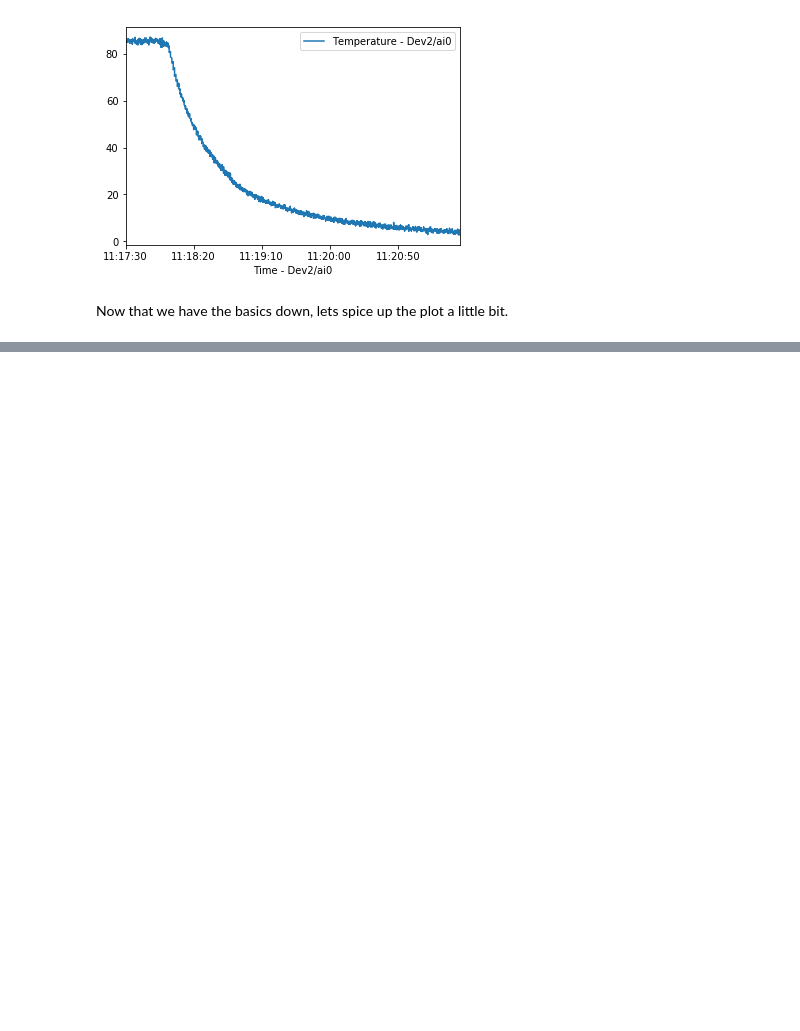
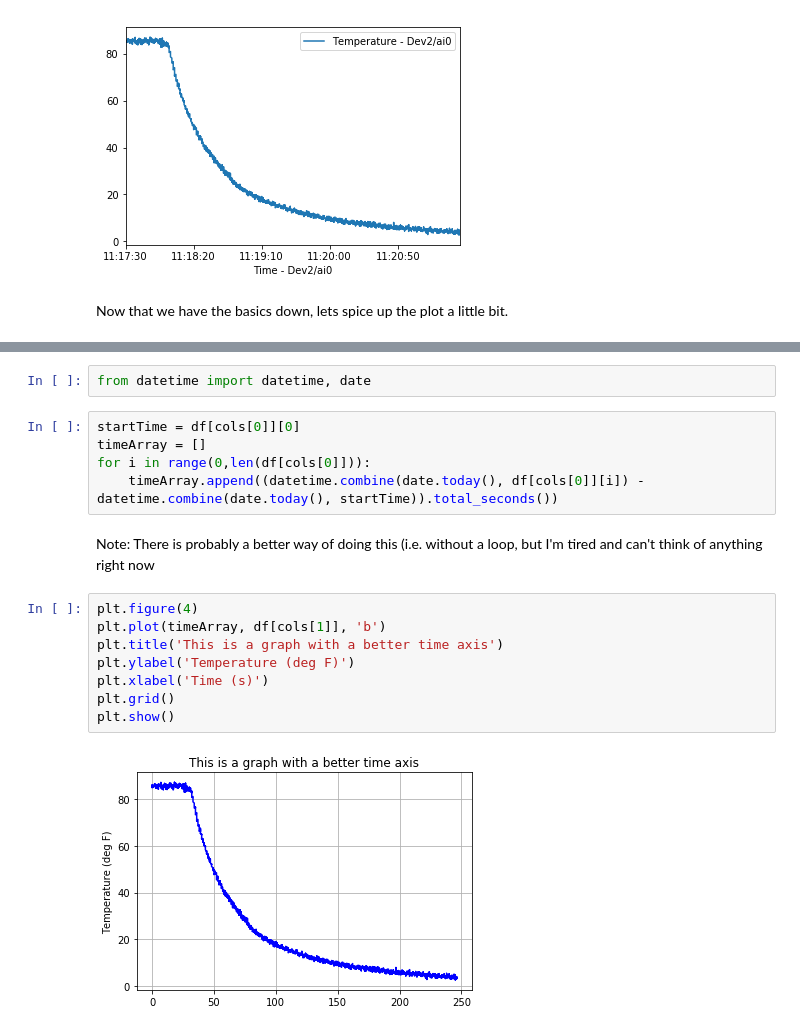
Before and after one commit to rocketproplab/Guides, a Jupyter notebook: jupyterNotebooks/python/excelToPandas.ipynb, the cells around one changed output, grey strips where cells are left out. Cells and saved outputs as stored; diff of their text form; blank space fills up the shorter version.

```diff
--- a/jupyterNotebooks/python/excelToPandas.ipynb
+++ b/jupyterNotebooks/python/excelToPandas.ipynb
@@ -146,0 +164,19 @@ plt.show()
+# %%
+from datetime import datetime, date
+# %%
+startTime = df[cols[0]][0]
+timeArray = []
+for i in range(0,len(df[cols[0]])):
+    timeArray.append((datetime.combine(date.today(), df[cols[0]][i]) - datetime.combine(date.today(), startTime)).total_seconds())
+# %% [markdown]
+Note: There is probably a better way of doing this (i.e. without a loop, but I'm tired and can't think of anything right now
+# %%
+plt.figure(4)
+plt.plot(timeArray, df[cols[1]], 'b')
+plt.title('This is a graph with a better time axis')
+plt.ylabel('Temperature (deg F)')
+plt.xlabel('Time (s)')
+plt.grid()
+plt.show()
+# %% [output]
+[figure, added]
```
Also changed, not shown: parts of 4 cells of this notebook.
